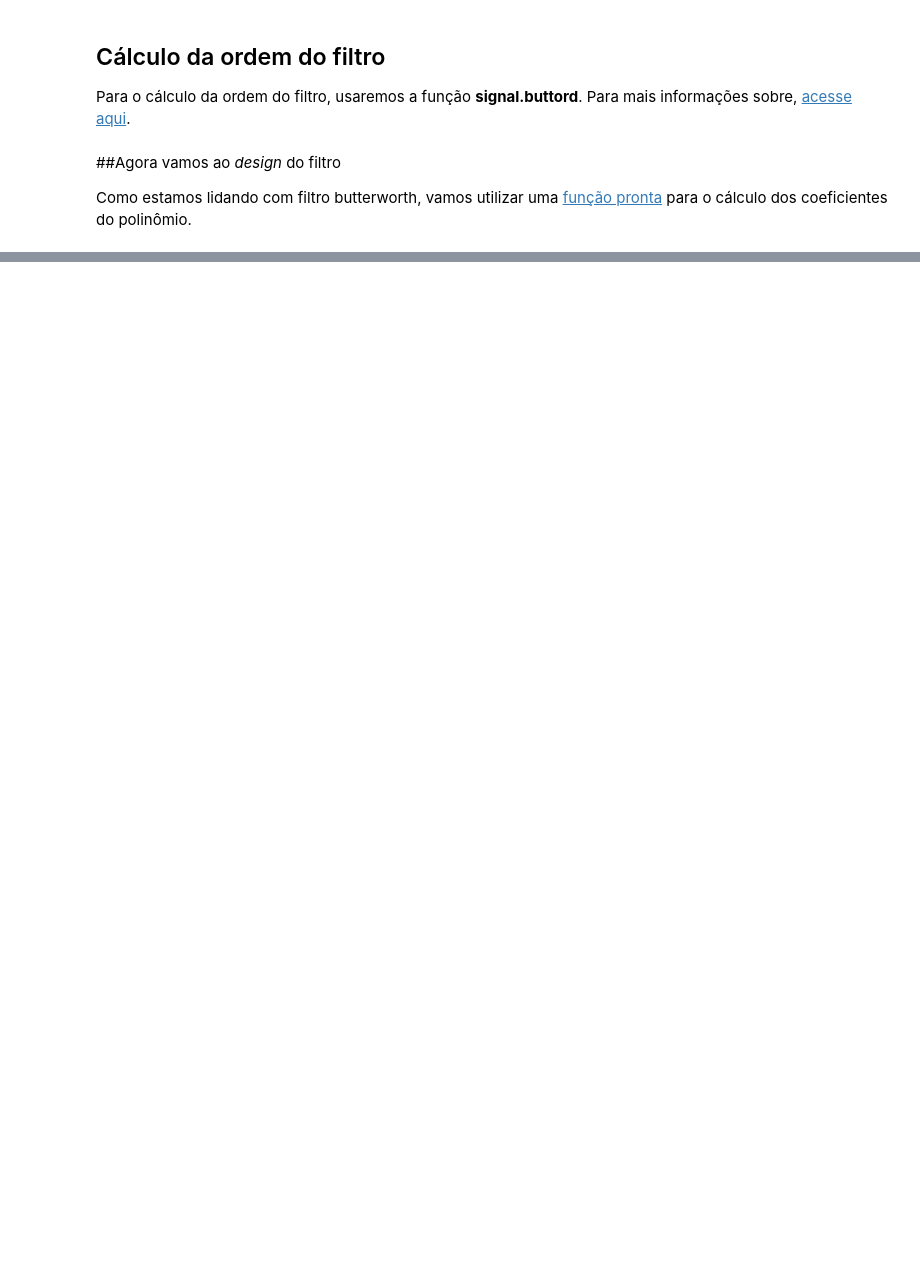
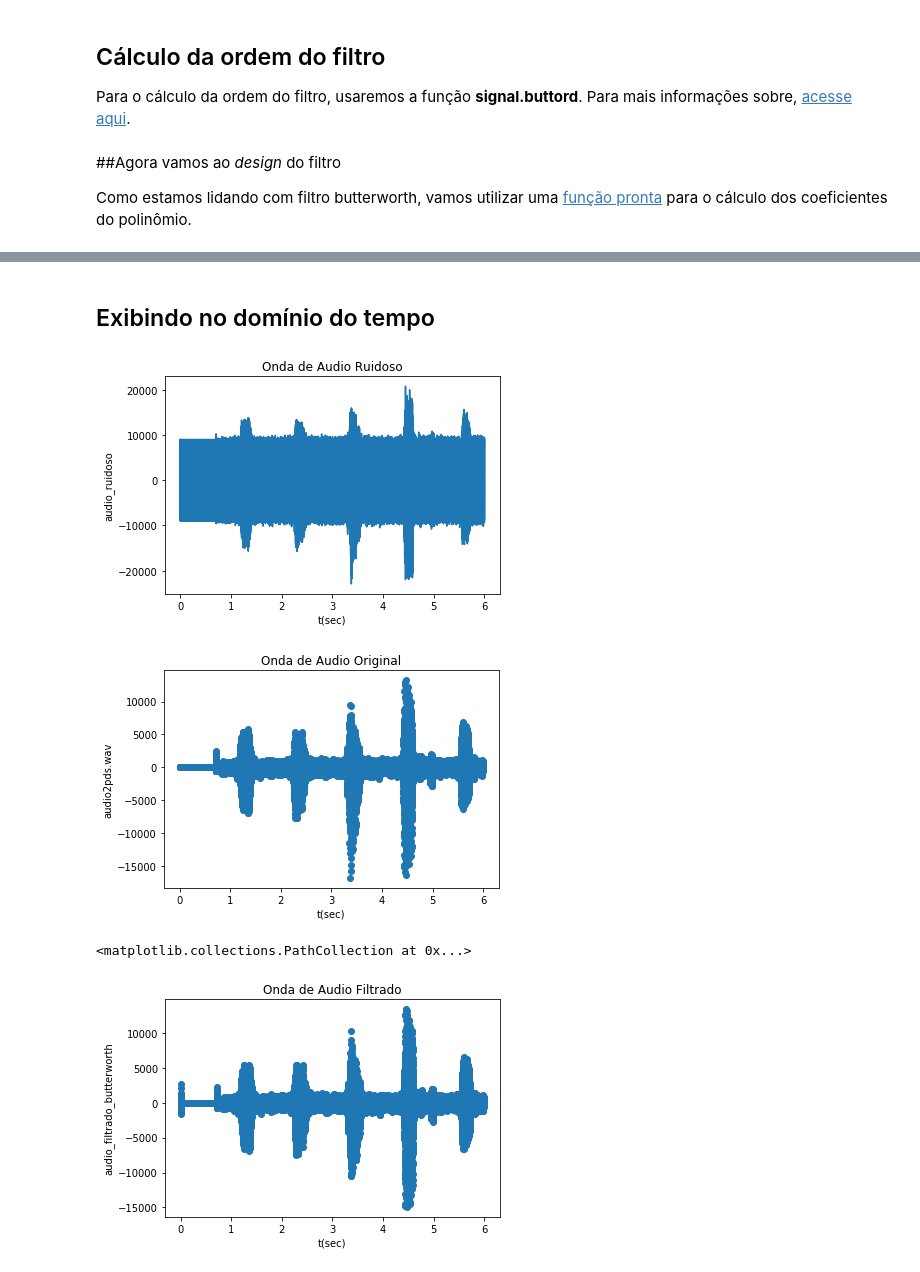
Before and after one commit to mtxslv/digitalprocessingsimulations, a Jupyter notebook: IIRstopbandFilter.ipynb, the cells around one changed output, grey strips where cells are left out. Saved outputs shown, nothing was run; the diff lists cells and outputs as text; code cells hidden in the pictures; blank space fills up the shorter version.

Commit message:
Butterworth done (mainly)

```diff
--- a/IIRstopbandFilter.ipynb
+++ b/IIRstopbandFilter.ipynb
@@ -3,3 +23,7 @@
+# %%
+t = np.linspace(0,6, data.shape[0]) # amostras de tempo pro ruído
+ruido = 9000*np.cos(2*np.pi*2000*t) #gerando ruído de 2kHz
+audio_ruidoso = data + ruido # unindo ruído com o próprio áudio
 # %%
 from scipy import signal
 import numpy as np
@@ -44,0 +85,2 @@ O resultado acima alcançado já nos dá os coeficientes $b_k$ e $a_k$ da equaç
+# %%
+audio_filtrado_butterworth = signal.lfilter(b,a,audio_ruidoso)
@@ -44,0 +104,29 @@ O resultado acima alcançado já nos dá os coeficientes $b_k$ e $a_k$ da equaç
+# %% [markdown]
+## Exibindo no domínio do tempo
+# %%
+t_filt_but = np.linspace(0,6,num = audio_filtrado_butterworth.shape[0])
+# %%
+plt.figure(1)
+plt.title("Onda de Audio Ruidoso")
+plt.xlabel("t(sec)")
+plt.ylabel("audio_ruidoso")
+plt.plot(t,audio_ruidoso)
+plt.show()
+
+plt.figure(2)
+plt.title("Onda de Audio Original")
+plt.xlabel("t(sec)")
+plt.ylabel("audio2pds.wav")
+plt.scatter(t,data)
+plt.show()
+
+plt.figure(3)
+plt.title("Onda de Audio Filtrado")
+plt.xlabel("t(sec)")
+plt.ylabel("audio_filtrado_butterworth")
+plt.scatter(t_filt_but,audio_filtrado_butterworth)
+# %% [output]
+[figure, added]
+[figure, added]
+<matplotlib.collections.PathCollection at 0x...>
+[figure, added]
```
Also changed, not shown: parts of 16 cells of this notebook.
